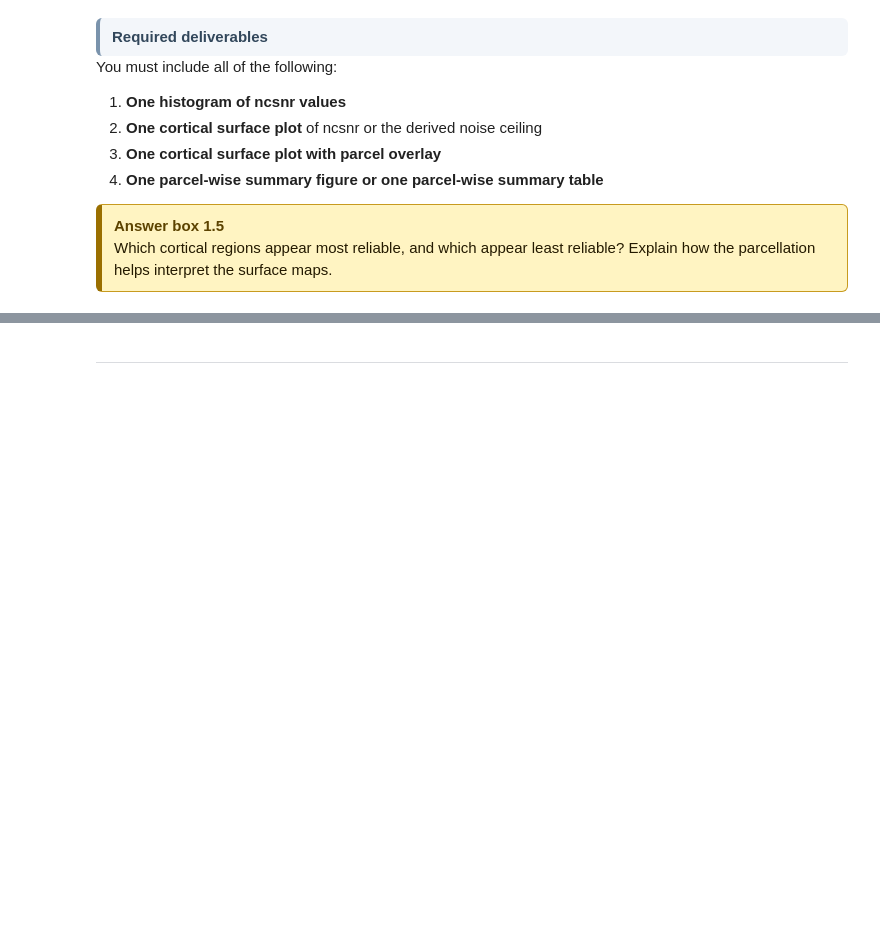
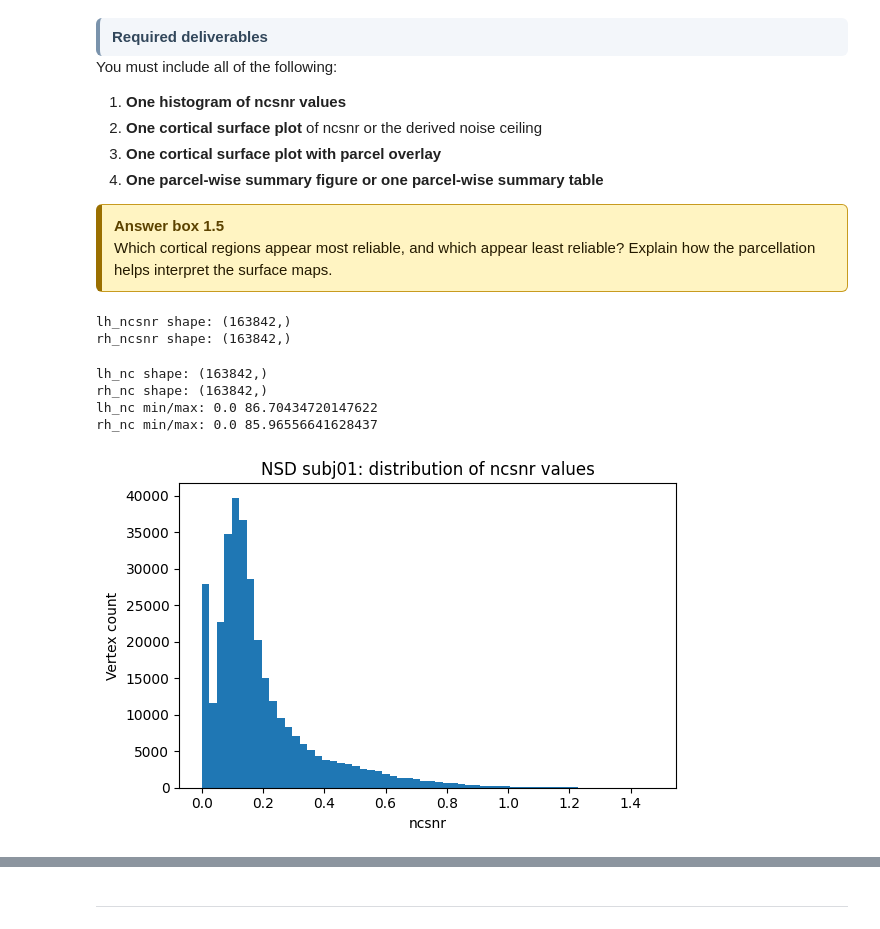
Before and after one commit to Shakikii/Brain-like_Project, a Jupyter notebook: nx414_project_2026.ipynb, the cells around one changed output, grey strips where cells are left out. Saved outputs shown, nothing was run; the diff lists cells and outputs as text; code cells hidden in the pictures; blank space fills up the shorter version.

```diff
--- a/nx414_project_2026.ipynb
+++ b/nx414_project_2026.ipynb
@@ -1827,3 +1829,12 @@ You must include all of the following:
 # TODO: plot histogram
 # TODO: visualize on fsaverage
 # TODO: compute parcel-wise summary
+# %%
+lh_ncsnr = np.asarray(nsd_ncsnr_lh.get_fdata()).squeeze()
+rh_ncsnr = np.asarray(nsd_ncsnr_rh.get_fdata()).squeeze()
+
+print("lh_ncsnr shape:", lh_ncsnr.shape)
+print("rh_ncsnr shape:", rh_ncsnr.shape)
+# %% [output]
+lh_ncsnr shape: (163842,)
+rh_ncsnr shape: (163842,)
@@ -1829,0 +1877,26 @@ You must include all of the following:
+# %%
+lh_nc = ncsnr_to_noise_ceiling(lh_ncsnr, n_repeats=3)
+rh_nc = ncsnr_to_noise_ceiling(rh_ncsnr, n_repeats=3)
+
+print("lh_nc shape:", lh_nc.shape)
+print("rh_nc shape:", rh_nc.shape)
+print("lh_nc min/max:", np.nanmin(lh_nc), np.nanmax(lh_nc))
+print("rh_nc min/max:", np.nanmin(rh_nc), np.nanmax(rh_nc))
+# %% [output]
+lh_nc shape: (163842,)
+rh_nc shape: (163842,)
+lh_nc min/max: 0.0 86.70434720147622
+rh_nc min/max: 0.0 85.96556641628437
+# %%
+all_ncsnr = np.concatenate([lh_ncsnr.ravel(), rh_ncsnr.ravel()])
+all_ncsnr = all_ncsnr[np.isfinite(all_ncsnr)]
+
+plt.figure(figsize=(6, 4))
+plt.hist(all_ncsnr, bins=60)
+plt.xlabel("ncsnr")
+plt.ylabel("Vertex count")
+plt.title("NSD subj01: distribution of ncsnr values")
+plt.tight_layout()
+plt.show()
+# %% [output]
+[figure, added]
```
Also changed, not shown: parts of 8 cells of this notebook.
